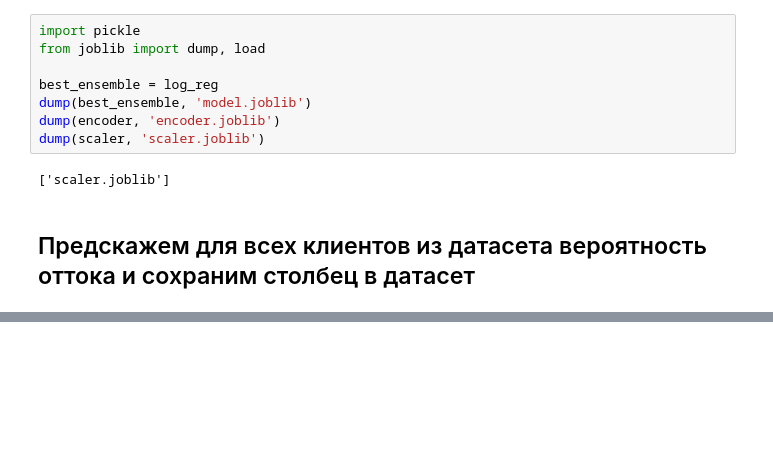
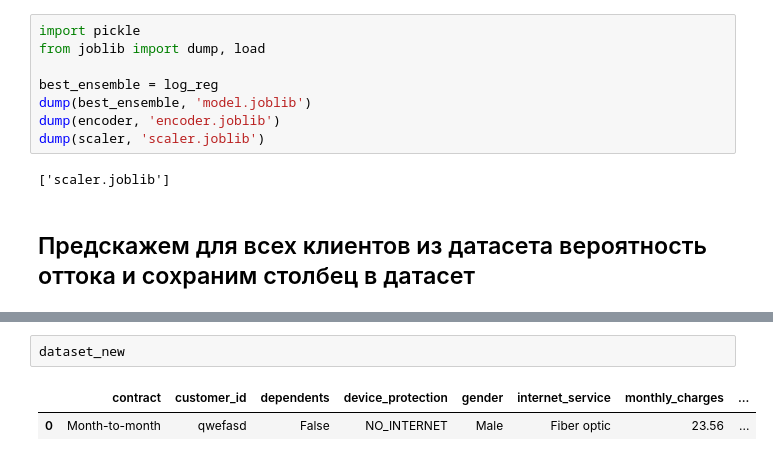
Before and after one commit to vgk77/churn_prediction, a Jupyter notebook: research/finish_model.ipynb, the cells around one changed output, grey strips where cells are left out. Drawn from its saved outputs; the diff is of its cells as text; blank space fills up the shorter version.

```diff
--- a/research/finish_model.ipynb
+++ b/research/finish_model.ipynb
@@ -211,0 +228,5 @@ dataset.head()
+# %%
+dataset_new
+# %% [output]
+|  | contract | customer_id | dependents | device_protection | gender | internet_service | monthly_charges | ... |
+| 0 | Month-to-month | qwefasd | False | NO_INTERNET | Male | Fiber optic | 23.56 | ... |
```
Also changed, not shown: parts of 16 cells of this notebook, 9 other files.
